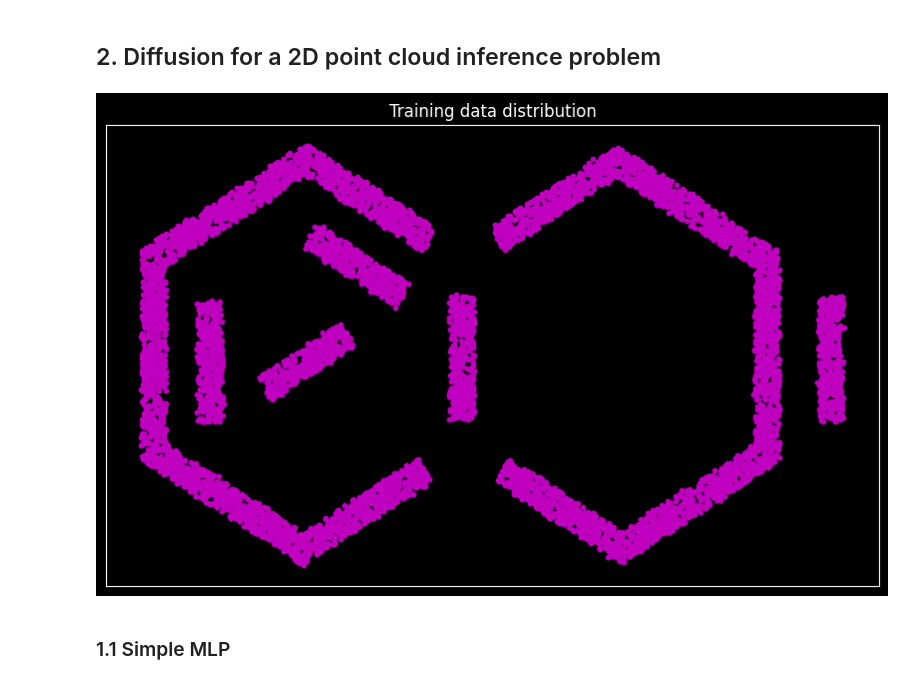
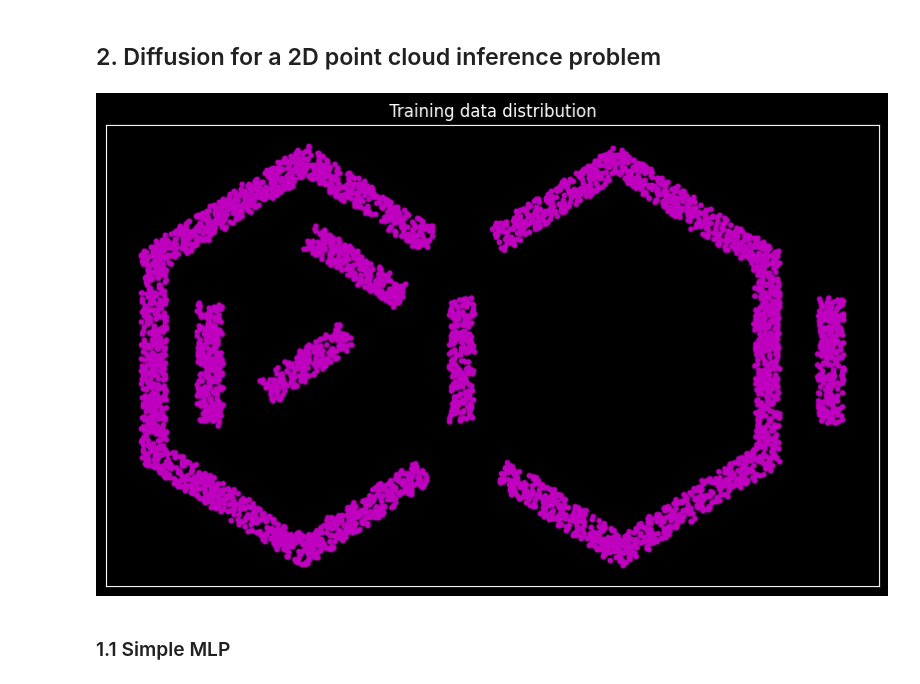
Before and after one commit to AlfredPichard/LADMG, a Jupyter notebook: introduction_notebooks/pichard_alfred/alpha_(de)blending.ipynb, the cells around one changed output. Saved outputs shown, nothing was run; the diff lists cells and outputs as text; code cells hidden in the pictures.

```diff
--- a/introduction_notebooks/pichard_alfred/alpha_(de)blending.ipynb
+++ b/introduction_notebooks/pichard_alfred/alpha_(de)blending.ipynb
@@ -54,41 +52,41 @@ plt.matshow(output)
 ## 2. Diffusion for a 2D point cloud inference problem
 # %%
 ### Data preprocessing
-def get_dataset(N = 100000):
+def get_dataset(N=50000):
     img = mpimg.imread("../../resources/datasets/images/acids.png")
 
     img = (img * 255).astype(np.uint8)
 
     img = Image.fromarray(img).convert('L')
     gray_array = np.asarray(img)
 
     positions = np.random.rand(2, N)
     closest_idx = positions.copy()
     closest_idx[0] *= gray_array.shape[0]
     closest_idx[1] *= gray_array.shape[1]
     closest_idx = closest_idx.astype(int)
     density = np.zeros((N))
 
     for i in range(N):
         p1 = closest_idx[:, i]
         density[i] = (gray_array[459-p1[1], p1[0]] - 105)/138
 
 
     probs = np.random.rand(N)
     positions_final = positions[:,probs>density]
     return torch.from_numpy(positions_final.T).float()*10-5
 
 
-data = get_dataset().to(device=device)
+data = get_dataset()
 
 plt.figure(figsize=(10, 6))
 plt.scatter(data.T[0], data.T[1], c='m', s=10)
 plt.title("Training data distribution")
 plt.xticks([])
 plt.yticks([])
 plt.show()
 # %% [output]
-[figure, old version]
+[figure, new version]
 # %%
 ### Training loop for alpha-(de)blending which can be used on all 2D point cloud generation models
 def train(model, optimizer, criterion, dataset, batch_size):
```
Also changed, not shown: parts of 12 cells of this notebook.
